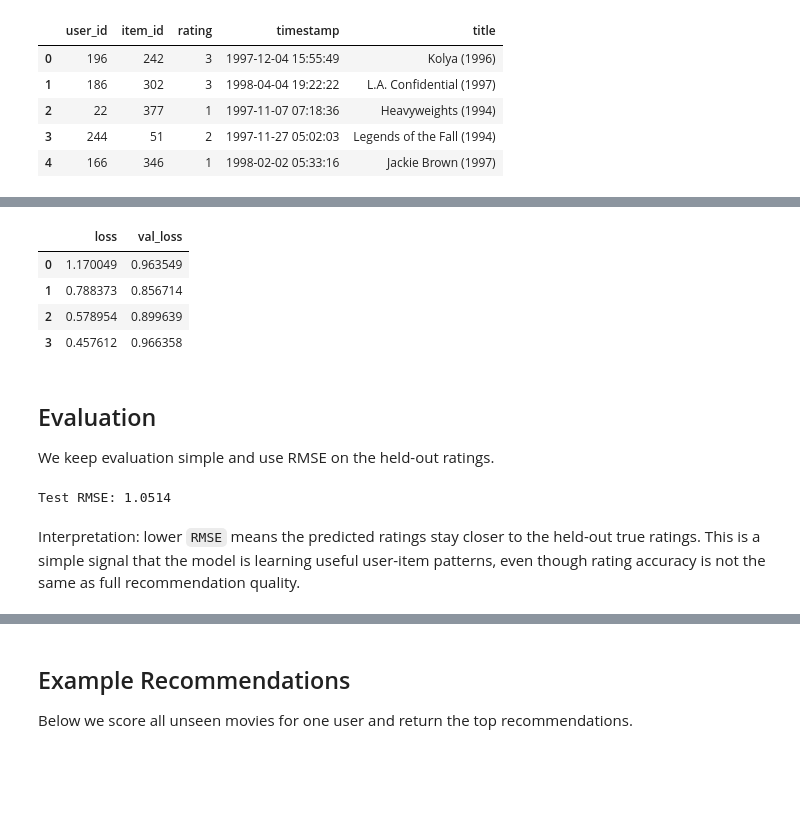
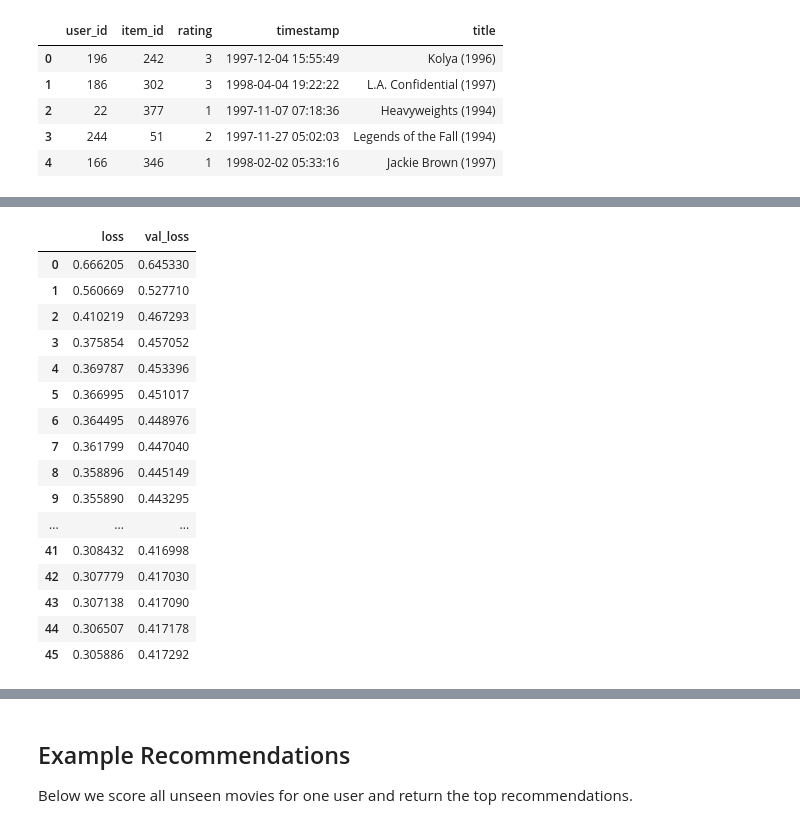
Before and after one commit to Phrey001/ml-casebook, a Jupyter notebook: ml-examples/recommender/demo/tensorflow_recommender_demo.ipynb, the cells around one changed output, grey strips where cells are left out. Saved outputs shown, nothing was run; the diff lists cells and outputs as text; code cells hidden in the pictures; blank space fills up the shorter version.

```diff
--- a/ml-examples/recommender/demo/tensorflow_recommender_demo.ipynb
+++ b/ml-examples/recommender/demo/tensorflow_recommender_demo.ipynb
@@ -173,42 +346,36 @@ A few epochs are enough here because the notebook is meant to illustrate framewo
 # %%
-centered_train_ratings = train_ratings["rating"] - global_mean
-centered_validation_ratings = validation_ratings["rating"] - global_mean
-
 early_stopping = tf.keras.callbacks.EarlyStopping(
     monitor="val_loss",
-    patience=2,
+    patience=5,
     restore_best_weights=True,
 )
 
 history = model.fit(
-    x=[train_ratings["user_idx"], train_ratings["item_idx"]],
-    y=centered_train_ratings,
-    validation_data=(
-        [validation_ratings["user_idx"], validation_ratings["item_idx"]],
-        centered_validation_ratings,
-    ),
-    batch_size=1024,
-    epochs=20,
+    x=[train_user_idx, train_item_idx],
+    y=train_labels,
+    validation_data=([validation_user_idx, validation_item_idx], validation_labels),
+    batch_size=2048,
+    epochs=100,
     callbacks=[early_stopping],
     verbose=0,
 )
 
 pd.DataFrame(history.history)
 # %% [output]
 |  | loss | val_loss |
-| 0 | 1.170049 | 0.963549 |
-| 1 | 0.788373 | 0.856714 |
-| 2 | 0.578954 | 0.899639 |
-| 3 | 0.457612 | 0.966358 |
+| 0 | 0.666205 | 0.645330 |
+| 1 | 0.560669 | 0.527710 |
+| 2 | 0.410219 | 0.467293 |
+| 3 | 0.375854 | 0.457052 |
+| 4 | 0.369787 | 0.453396 |
+| 5 | 0.366995 | 0.451017 |
+| 6 | 0.364495 | 0.448976 |
+| 7 | 0.361799 | 0.447040 |
+| 8 | 0.358896 | 0.445149 |
+| 9 | 0.355890 | 0.443295 |
+| ... | ... | ... |
+| 41 | 0.308432 | 0.416998 |
+| 42 | 0.307779 | 0.417030 |
+| 43 | 0.307138 | 0.417090 |
+| 44 | 0.306507 | 0.417178 |
+| 45 | 0.305886 | 0.417292 |
-# %% [markdown]
-## Evaluation
-
-We keep evaluation simple and use RMSE on the held-out ratings.
-# %%
-test_predictions = model.predict([test_ratings["user_idx"], test_ratings["item_idx"]], verbose=0).reshape(-1) + global_mean
-rmse = float(np.sqrt(np.mean((test_predictions - test_ratings["rating"].to_numpy()) ** 2)))
-print(f"Test RMSE: {rmse:.4f}")
-# %% [output]
-Test RMSE: 1.0514
-# %% [markdown]
-Interpretation: lower `RMSE` means the predicted ratings stay closer to the held-out true ratings. This is a simple signal that the model is learning useful user-item patterns, even though rating accuracy is not the same as full recommendation quality.
```
Also changed, not shown: parts of 21 cells of this notebook, 9 other files.
